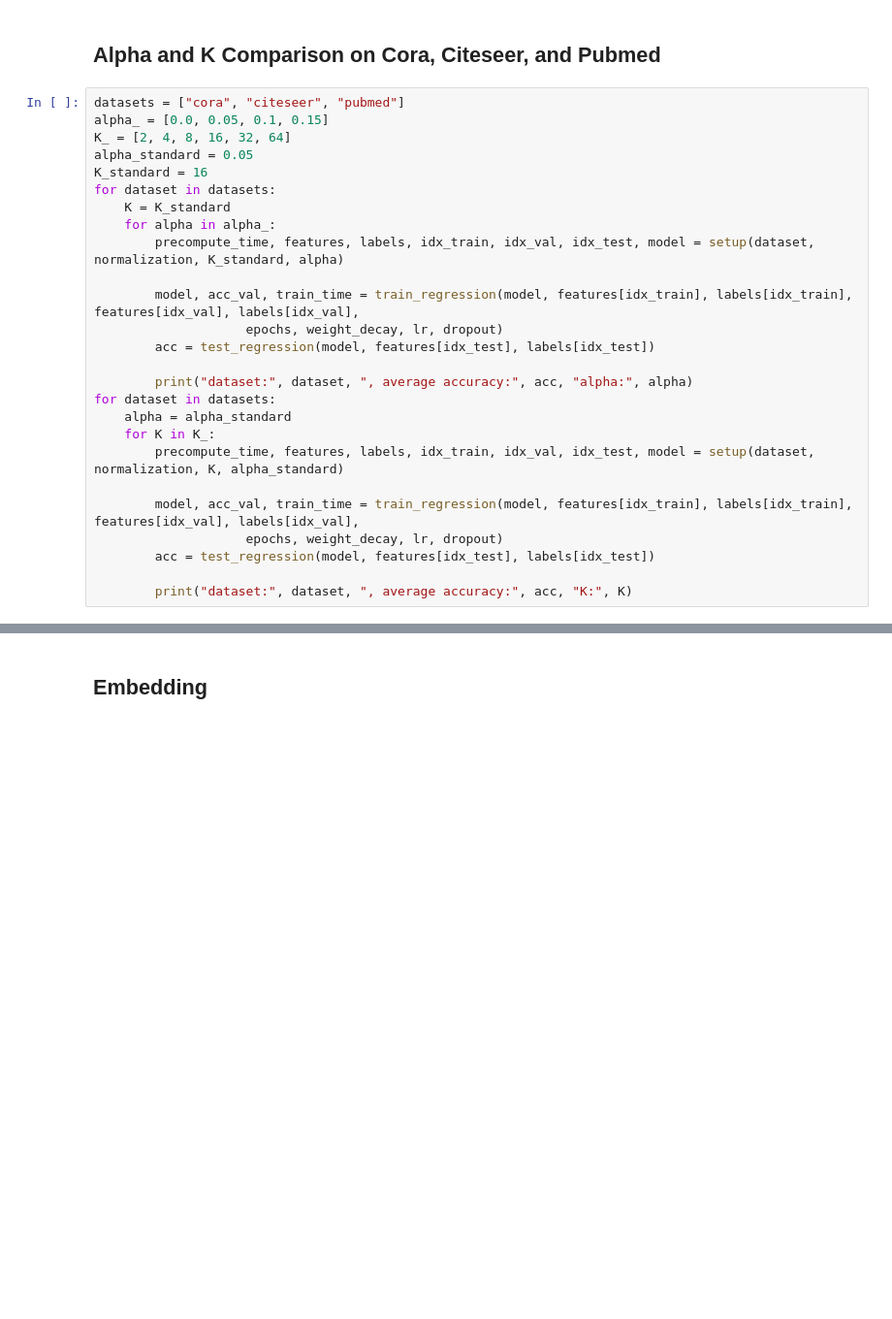
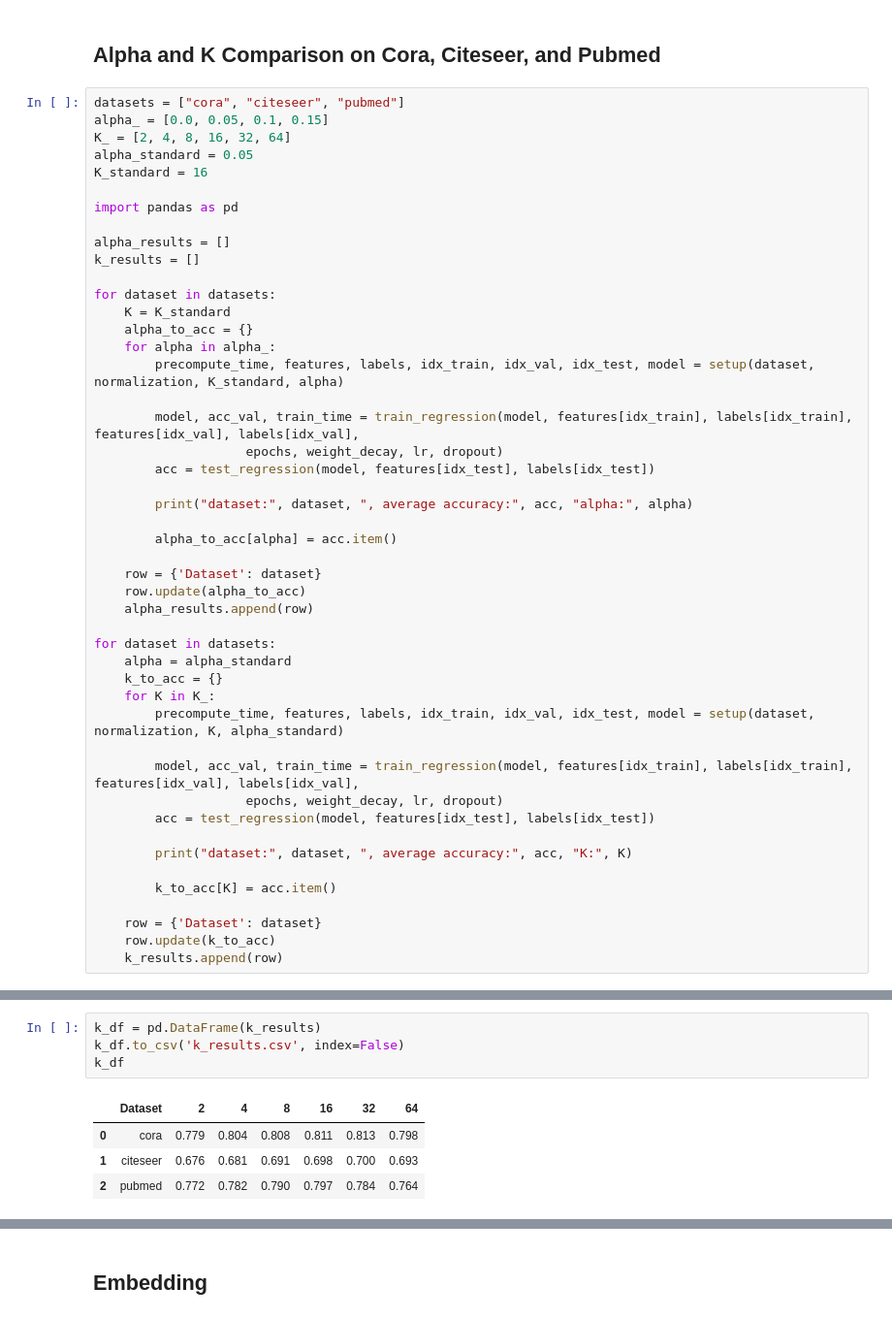
Before and after one commit to Timob12/SSGC-Reimplementation, a Jupyter notebook: SSGC.ipynb, the cells around one changed output, grey strips where cells are left out. Shown at 97% size. Saved outputs shown, nothing was run; the diff lists cells and outputs as text; blank space fills up the shorter version.

Commit message:
added notebook containing the reproduced results

```diff
--- a/SSGC.ipynb
+++ b/SSGC.ipynb
@@ -122,8 +189,15 @@ alpha_ = [0.0, 0.05, 0.1, 0.15]
 K_ = [2, 4, 8, 16, 32, 64]
 alpha_standard = 0.05
 K_standard = 16
+
+import pandas as pd
+
+alpha_results = []
+k_results = []
+
 for dataset in datasets:
     K = K_standard
+    alpha_to_acc = {}
     for alpha in alpha_:
         precompute_time, features, labels, idx_train, idx_val, idx_test, model = setup(dataset, normalization, K_standard, alpha)
 
@@ -132,8 +206,16 @@ for dataset in datasets:
         acc = test_regression(model, features[idx_test], labels[idx_test])
 
         print("dataset:", dataset, ", average accuracy:", acc, "alpha:", alpha)
+
+        alpha_to_acc[alpha] = acc.item()
+
+    row = {'Dataset': dataset}
+    row.update(alpha_to_acc)
+    alpha_results.append(row)
+
 for dataset in datasets:
     alpha = alpha_standard
+    k_to_acc = {}
     for K in K_:
         precompute_time, features, labels, idx_train, idx_val, idx_test, model = setup(dataset, normalization, K, alpha_standard)
 
@@ -142,6 +224,12 @@ for dataset in datasets:
         acc = test_regression(model, features[idx_test], labels[idx_test])
 
         print("dataset:", dataset, ", average accuracy:", acc, "K:", K)
+
+        k_to_acc[K] = acc.item()
+
+    row = {'Dataset': dataset}
+    row.update(k_to_acc)
+    k_results.append(row)
 # %% [output]
 dataset: cora , average accuracy: tensor(0.8030, dtype=torch.float64) alpha: 0.0
 dataset: cora , average accuracy: tensor(0.8110, dtype=torch.float64) alpha: 0.05
@@ -163 +264,10 @@ dataset: pubmed , average accuracy: tensor(0.7640, dtype=torch.float64) K: 64
+# %%
+k_df = pd.DataFrame(k_results)
+k_df.to_csv('k_results.csv', index=False)
+k_df
+# %% [output]
+|  | Dataset | 2 | 4 | 8 | 16 | 32 | 64 |
+| 0 | cora | 0.779 | 0.804 | 0.808 | 0.811 | 0.813 | 0.798 |
+| 1 | citeseer | 0.676 | 0.681 | 0.691 | 0.698 | 0.700 | 0.693 |
+| 2 | pubmed | 0.772 | 0.782 | 0.790 | 0.797 | 0.784 | 0.764 |
 # %% [markdown]
```
Also changed, not shown: parts of 21 cells of this notebook, 2 other files.
